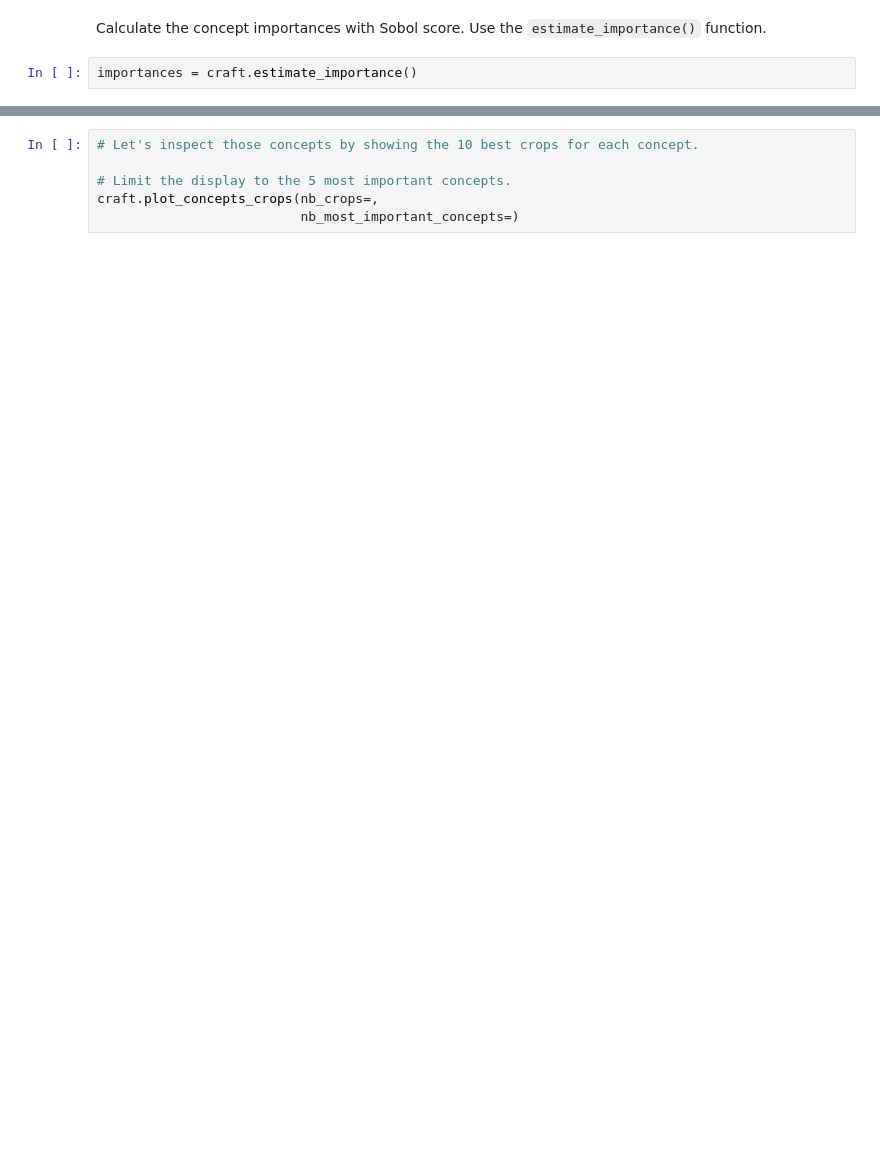
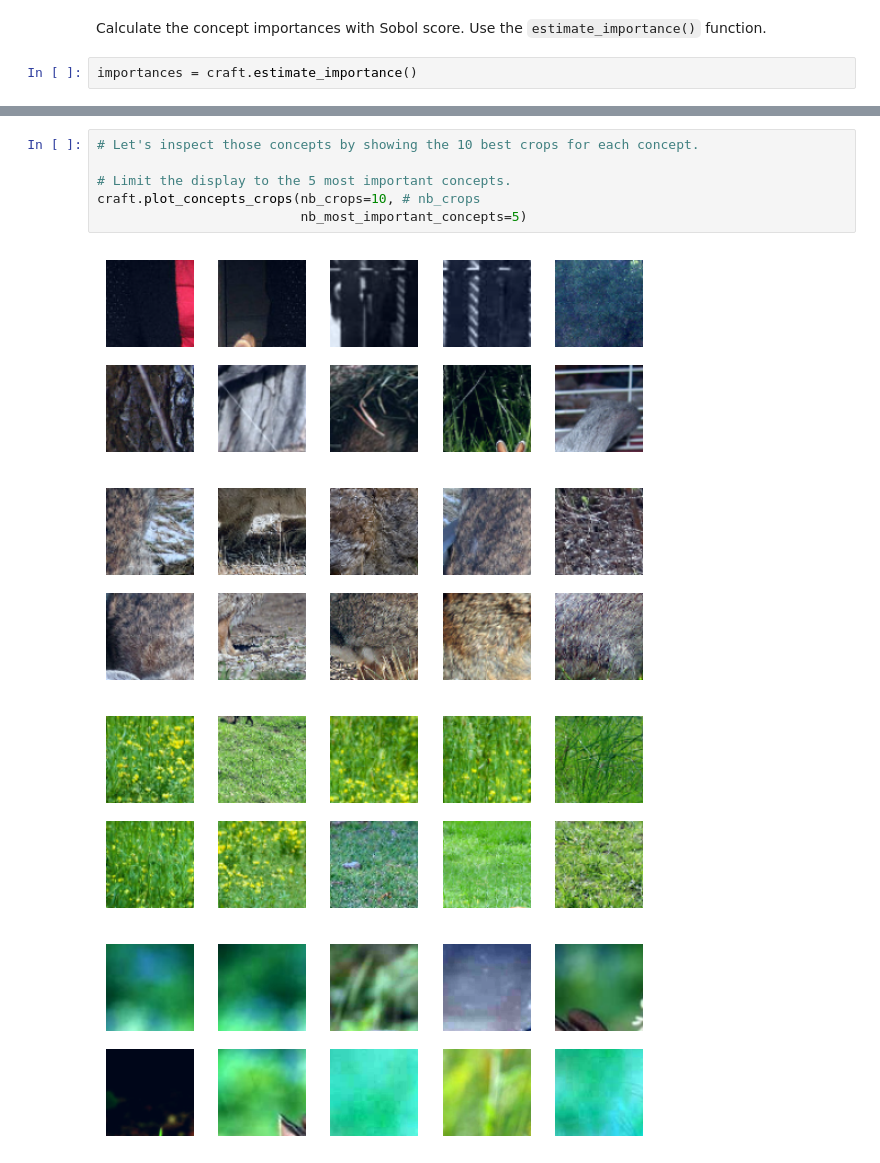
Before and after one commit to alialhousseini/Explainable-and-trustworthy-AI, a Jupyter notebook: laboratories/lab_05/Lab5_CXAI_CRAFT.ipynb, the cells around one changed output, grey strips where cells are left out. Cells and saved outputs as stored; diff of their text form; blank space fills up the shorter version.

```diff
--- a/laboratories/lab_05/Lab5_CXAI_CRAFT.ipynb
+++ b/laboratories/lab_05/Lab5_CXAI_CRAFT.ipynb
@@ -213,6 +281,11 @@ craft.plot_image_concepts(.....)
 # %%
 # Let's inspect those concepts by showing the 10 best crops for each concept.
 
 # Limit the display to the 5 most important concepts.
-craft.plot_concepts_crops(nb_crops=,
-                          nb_most_important_concepts=)
+craft.plot_concepts_crops(nb_crops=10, # nb_crops
+                          nb_most_important_concepts=5)
+# %% [output]
+[figure, added]
+[figure, added]
+[figure, added]
+[figure, added]
```
Also changed, not shown: parts of 17 cells of this notebook, 1 other file.
